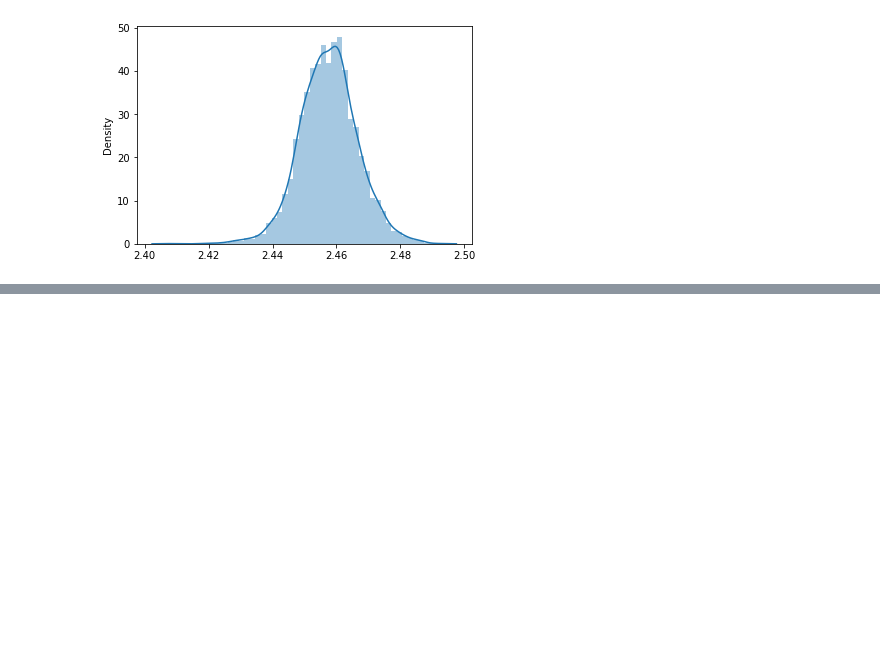
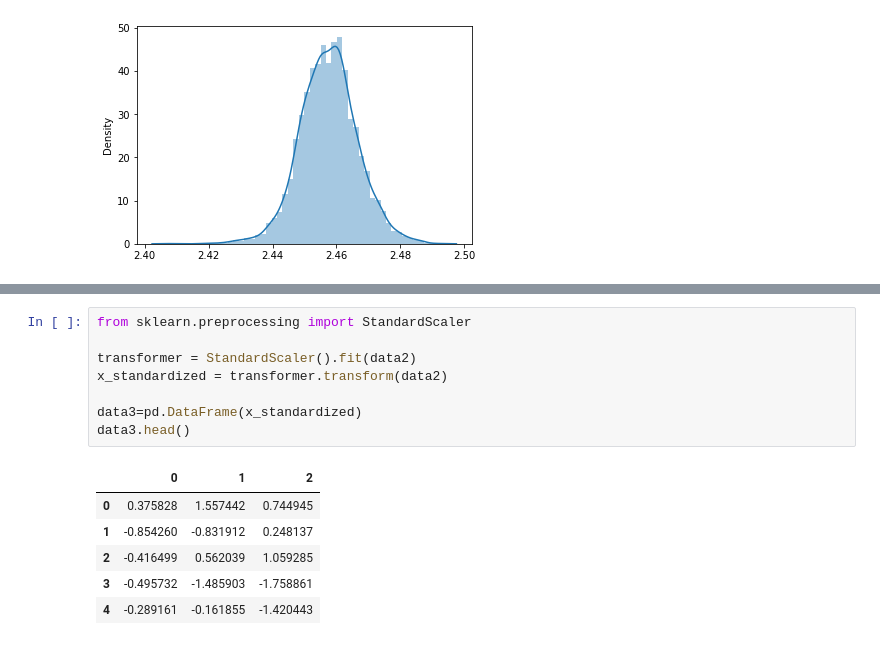
Before and after one commit to Ironhack-Data-0621-Remote/Classroom-Materials, a Jupyter notebook: Unit_1/5-data_preprocessing/data_preprocessing_activity.ipynb, the cells around one changed output, grey strips where cells are left out. Drawn from its saved outputs; the diff is of its cells as text; blank space fills up the shorter version.

```diff
--- a/Unit_1/5-data_preprocessing/data_preprocessing_activity.ipynb
+++ b/Unit_1/5-data_preprocessing/data_preprocessing_activity.ipynb
@@ -151,0 +173,15 @@ plt.show()
+# %%
+from sklearn.preprocessing import StandardScaler
+
+transformer = StandardScaler().fit(data2)
+x_standardized = transformer.transform(data2)
+
+data3=pd.DataFrame(x_standardized)
+data3.head()
+# %% [output]
+|  | 0 | 1 | 2 |
+| 0 | 0.375828 | 1.557442 | 0.744945 |
+| 1 | -0.854260 | -0.831912 | 0.248137 |
+| 2 | -0.416499 | 0.562039 | 1.059285 |
+| 3 | -0.495732 | -1.485903 | -1.758861 |
+| 4 | -0.289161 | -0.161855 | -1.420443 |
```
Also changed, not shown: parts of 5 cells of this notebook.
